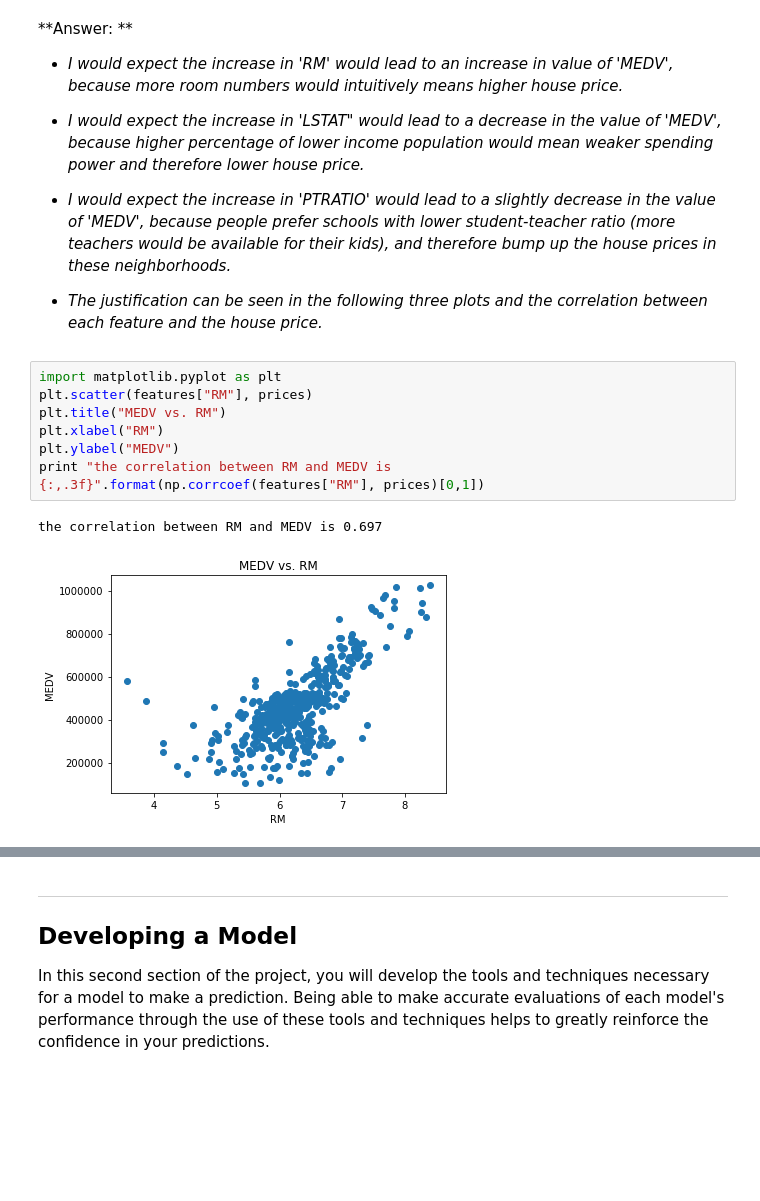
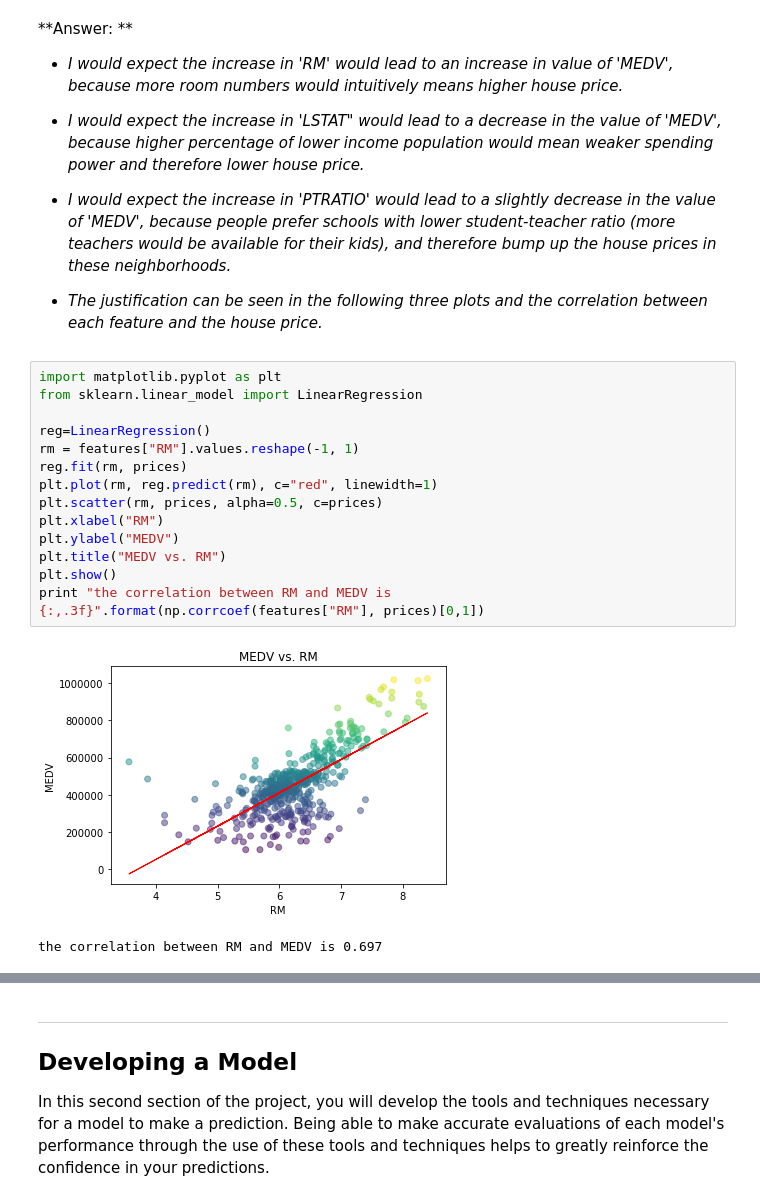
Before and after one commit to yunfeigao/udacity_proj_bostonhousing, a Jupyter notebook: boston_housing.ipynb, the cells around one changed output, grey strips where cells are left out. Cells and saved outputs as stored; diff of their text form; blank space fills up the shorter version.

```diff
--- a/boston_housing.ipynb
+++ b/boston_housing.ipynb
@@ -101,12 +101,19 @@ _Using your intuition, for each of the three features above, do you think that a
 - *The justification can be seen in the following three plots and the correlation between each feature and the house price.*
 # %%
 import matplotlib.pyplot as plt
-plt.scatter(features["RM"], prices)
-plt.title("MEDV vs. RM")
+from sklearn.linear_model import LinearRegression
+
+reg=LinearRegression()
+rm = features["RM"].values.reshape(-1, 1)
+reg.fit(rm, prices)
+plt.plot(rm, reg.predict(rm), c="red", linewidth=1)
+plt.scatter(rm, prices, alpha=0.5, c=prices)
 plt.xlabel("RM")
 plt.ylabel("MEDV")
+plt.title("MEDV vs. RM")
+plt.show()
 print "the correlation between RM and MEDV is {:,.3f}".format(np.corrcoef(features["RM"], prices)[0,1])
 # %% [output]
+[figure, new version]
 the correlation between RM and MEDV is 0.697
-[figure, old version]
 # %%
```
Also changed, not shown: parts of 9 cells of this notebook, 1 other file.
